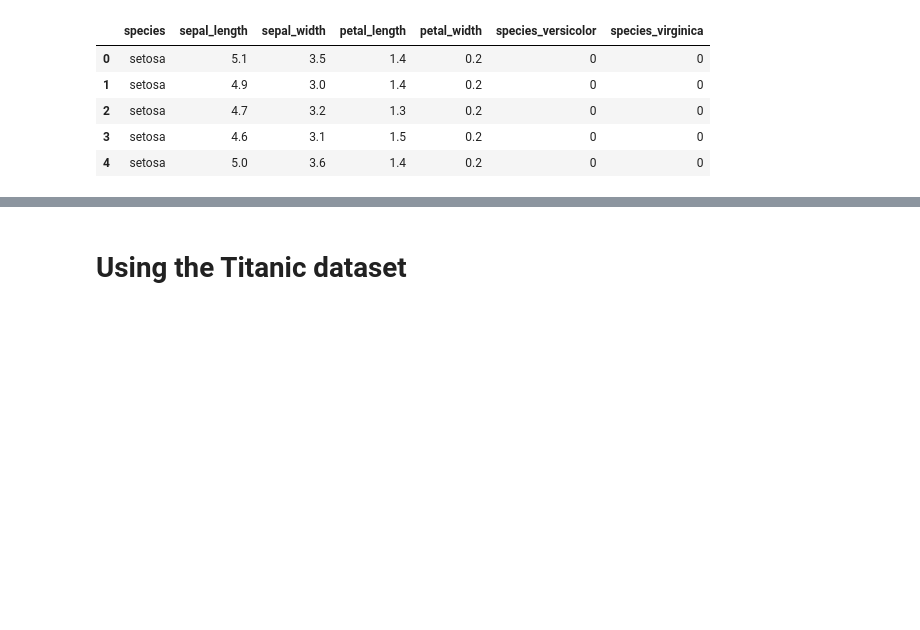
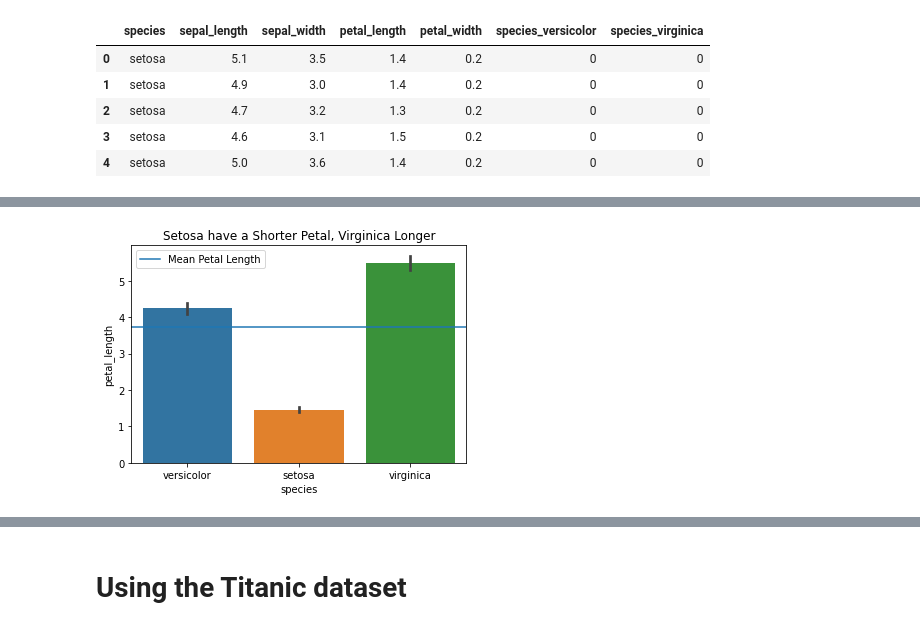
Before and after one commit to brianclements03/classification-exercises, a Jupyter notebook: classification_exercises.ipynb, the cells around one changed output, grey strips where cells are left out. Cells and saved outputs as stored; diff of their text form; code cells hidden in the pictures; blank space fills up the shorter version.

```diff
--- a/classification_exercises.ipynb
+++ b/classification_exercises.ipynb
@@ -681,0 +709,9 @@ plt.show()
+# %%
+plt.title("Setosa have a Shorter Petal, Virginica Longer")
+sns.barplot(x="species", y="petal_length", data=iris_train)
+mean_petal_length = iris_train.petal_length.mean()
+plt.axhline(mean_petal_length, label="Mean Petal Length")
+plt.legend()
+plt.show()
+# %% [output]
+[figure, added]
```
Also changed, not shown: parts of 55 cells of this notebook.
